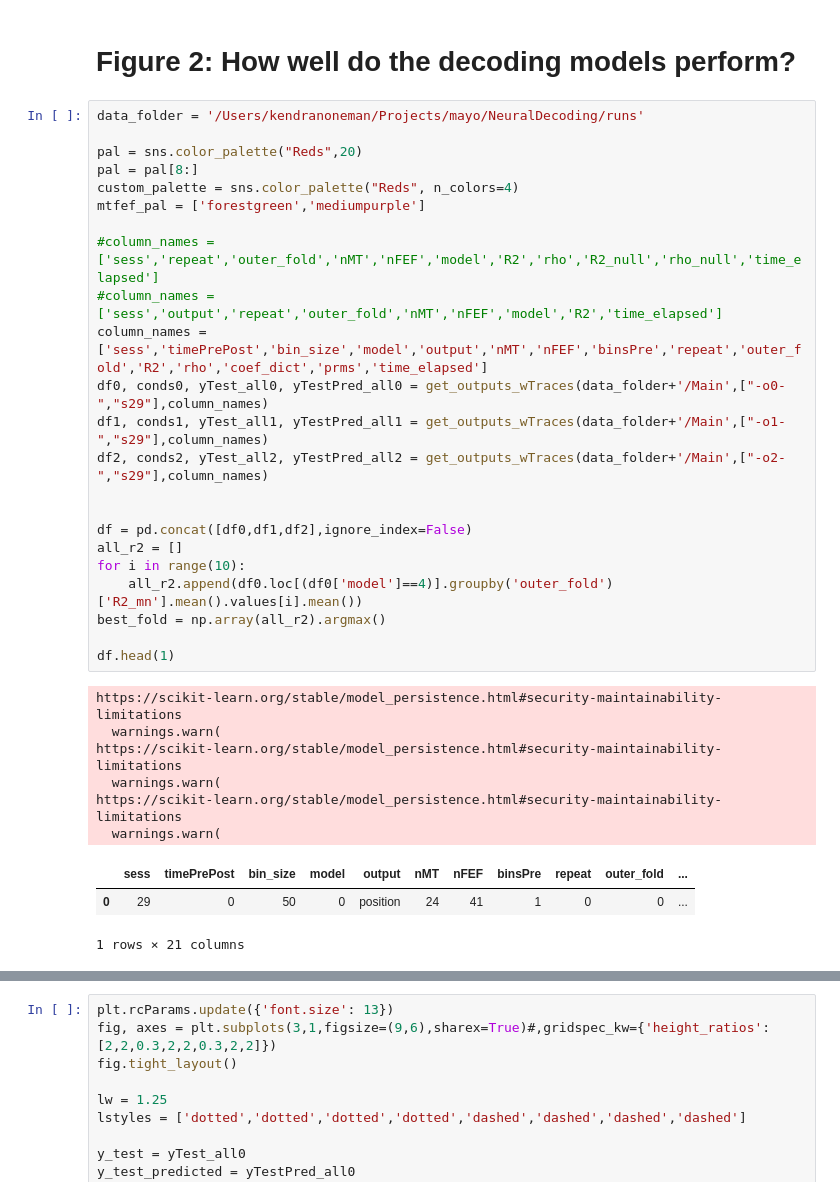
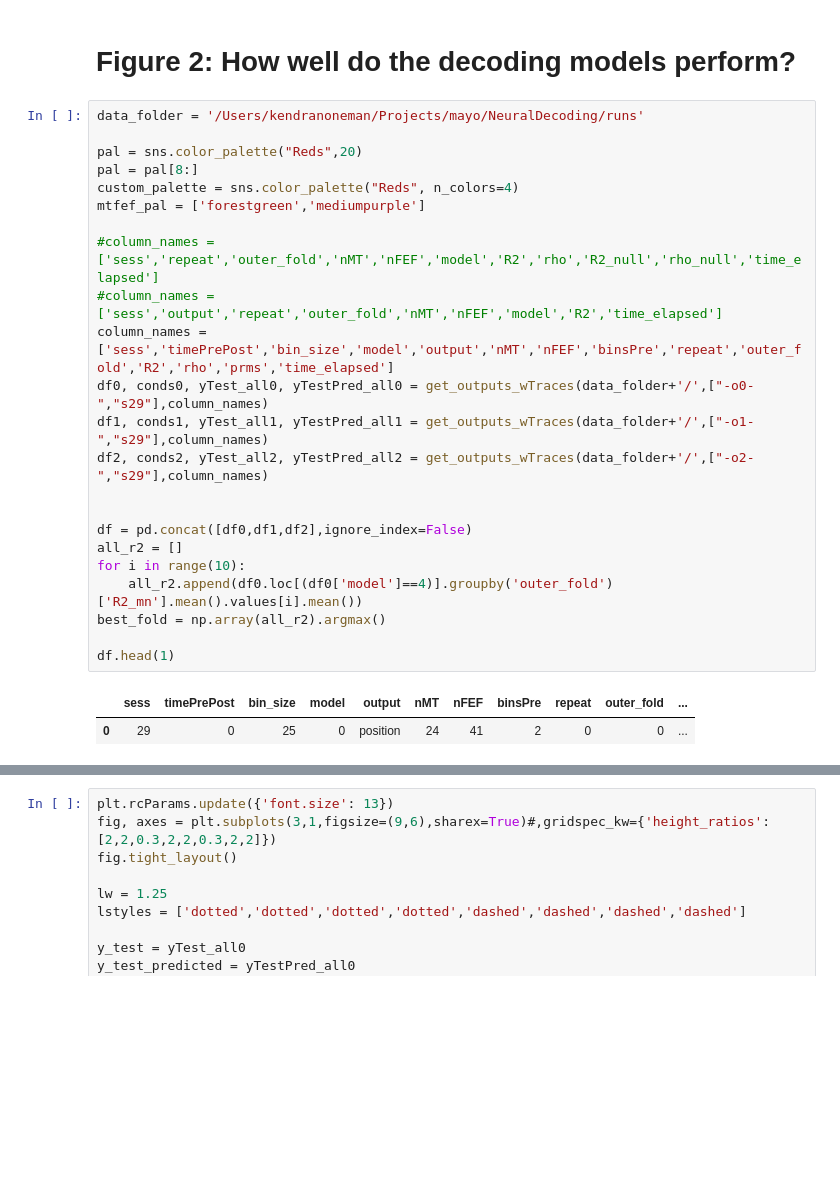
Before and after one commit to mayolabvision/NeuralDecoding, a Jupyter notebook: analyses/Manuscript_Plots.ipynb, the cells around one changed output, grey strips where cells are left out. Drawn from its saved outputs; the diff is of its cells as text; blank space fills up the shorter version.

```diff
--- a/analyses/Manuscript_Plots.ipynb
+++ b/analyses/Manuscript_Plots.ipynb
@@ -97,35 +97,28 @@ ax.spines['left'].set_visible(False)
 # %%
 data_folder = '/Users/kendranoneman/Projects/mayo/NeuralDecoding/runs'
 
 pal = sns.color_palette("Reds",20)
 pal = pal[8:]
 custom_palette = sns.color_palette("Reds", n_colors=4)
 mtfef_pal = ['forestgreen','mediumpurple']
 
 #column_names = ['sess','repeat','outer_fold','nMT','nFEF','model','R2','rho','R2_null','rho_null','time_elapsed']
 #column_names = ['sess','output','repeat','outer_fold','nMT','nFEF','model','R2','time_elapsed']
-column_names = ['sess','timePrePost','bin_size','model','output','nMT','nFEF','binsPre','repeat','outer_fold','R2','rho','coef_dict','prms','time_elapsed']
-df0, conds0, yTest_all0, yTestPred_all0 = get_outputs_wTraces(data_folder+'/Main',["-o0-","s29"],column_names)
-df1, conds1, yTest_all1, yTestPred_all1 = get_outputs_wTraces(data_folder+'/Main',["-o1-","s29"],column_names)
-df2, conds2, yTest_all2, yTestPred_all2 = get_outputs_wTraces(data_folder+'/Main',["-o2-","s29"],column_names)
+column_names = ['sess','timePrePost','bin_size','model','output','nMT','nFEF','binsPre','repeat','outer_fold','R2','rho','prms','time_elapsed']
+df0, conds0, yTest_all0, yTestPred_all0 = get_outputs_wTraces(data_folder+'/',["-o0-","s29"],column_names)
+df1, conds1, yTest_all1, yTestPred_all1 = get_outputs_wTraces(data_folder+'/',["-o1-","s29"],column_names)
+df2, conds2, yTest_all2, yTestPred_all2 = get_outputs_wTraces(data_folder+'/',["-o2-","s29"],column_names)
 
 
 df = pd.concat([df0,df1,df2],ignore_index=False)
 all_r2 = []
 for i in range(10):
     all_r2.append(df0.loc[(df0['model']==4)].groupby('outer_fold')['R2_mn'].mean().values[i].mean())
 best_fold = np.array(all_r2).argmax()
 
 df.head(1)
 # %% [output]
-https://scikit-learn.org/stable/model_persistence.html#security-maintainability-limitations
-  warnings.warn(
-https://scikit-learn.org/stable/model_persistence.html#security-maintainability-limitations
-  warnings.warn(
-https://scikit-learn.org/stable/model_persistence.html#security-maintainability-limitations
-  warnings.warn(
 |  | sess | timePrePost | bin_size | model | output | nMT | nFEF | binsPre | repeat | outer_fold | ... |
-| 0 | 29 | 0 | 50 | 0 | position | 24 | 41 | 1 | 0 | 0 | ... |
+| 0 | 29 | 0 | 25 | 0 | position | 24 | 41 | 2 | 0 | 0 | ... |
-1 rows × 21 columns
 # %%
 plt.rcParams.update({'font.size': 13})
```
Also changed, not shown: parts of 2 cells of this notebook, 11 other files.
